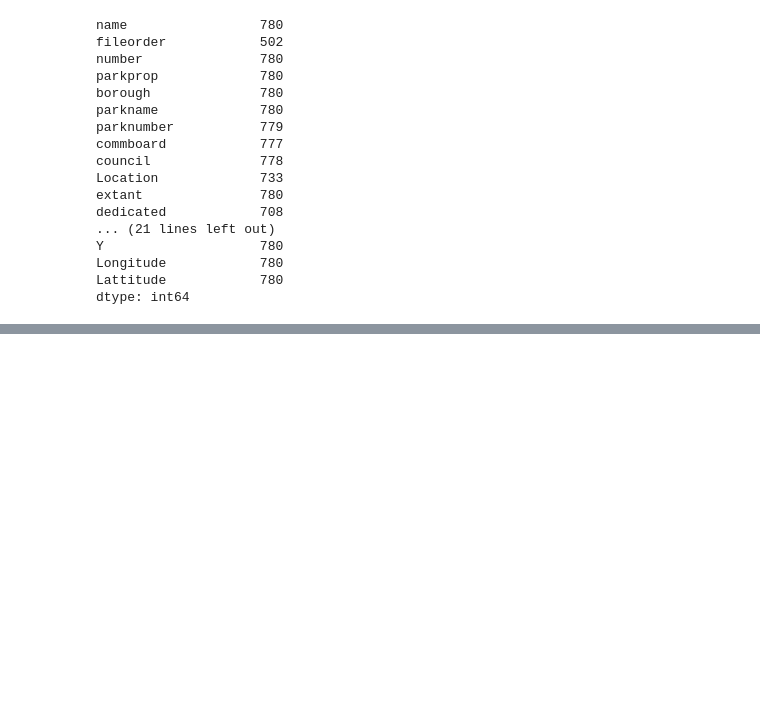
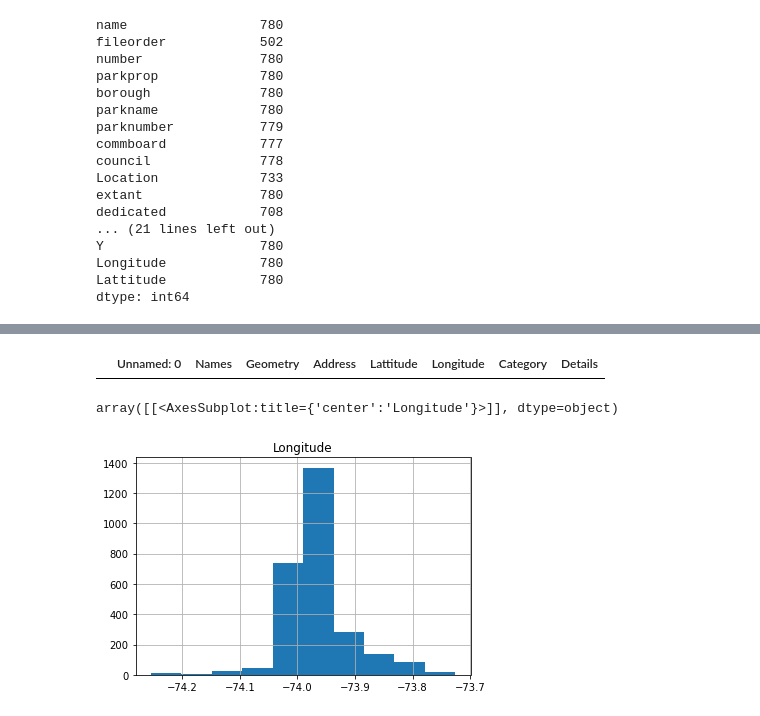
Before and after one commit to js816/New_York_-_London_Weather_Predictions, a Jupyter notebook: conver_latlong_test.ipynb, the cells around one changed output, grey strips where cells are left out. Cells and saved outputs as stored; diff of their text form; code cells hidden in the pictures; blank space fills up the shorter version.

```diff
--- a/conver_latlong_test.ipynb
+++ b/conver_latlong_test.ipynb
@@ -91,3 +91,5 @@ Y                    780
 Longitude            780
 Lattitude            780
 dtype: int64
+# %%
+ny_all = pd.read_csv("Resources/NewYorkPlus.csv")
@@ -93,0 +112,11 @@ dtype: int64
+# %%
+ny_all.loc[ny_all.Longitude >= 0] = (ny_all.loc[ny_all.Longitude >= 0]*-1)
+# %%
+ny_all.loc[ny_all.Longitude >= 0]
+# %% [output]
+|  | Unnamed: 0 | Names | Geometry | Address | Lattitude | Longitude | Category | Details |
+# %%
+ny_all.hist(column="Longitude")
+# %% [output]
+array([[<AxesSubplot:title={'center':'Longitude'}>]], dtype=object)
+[figure, added]
```
Also changed, not shown: parts of 6 cells of this notebook, 2 other files.
